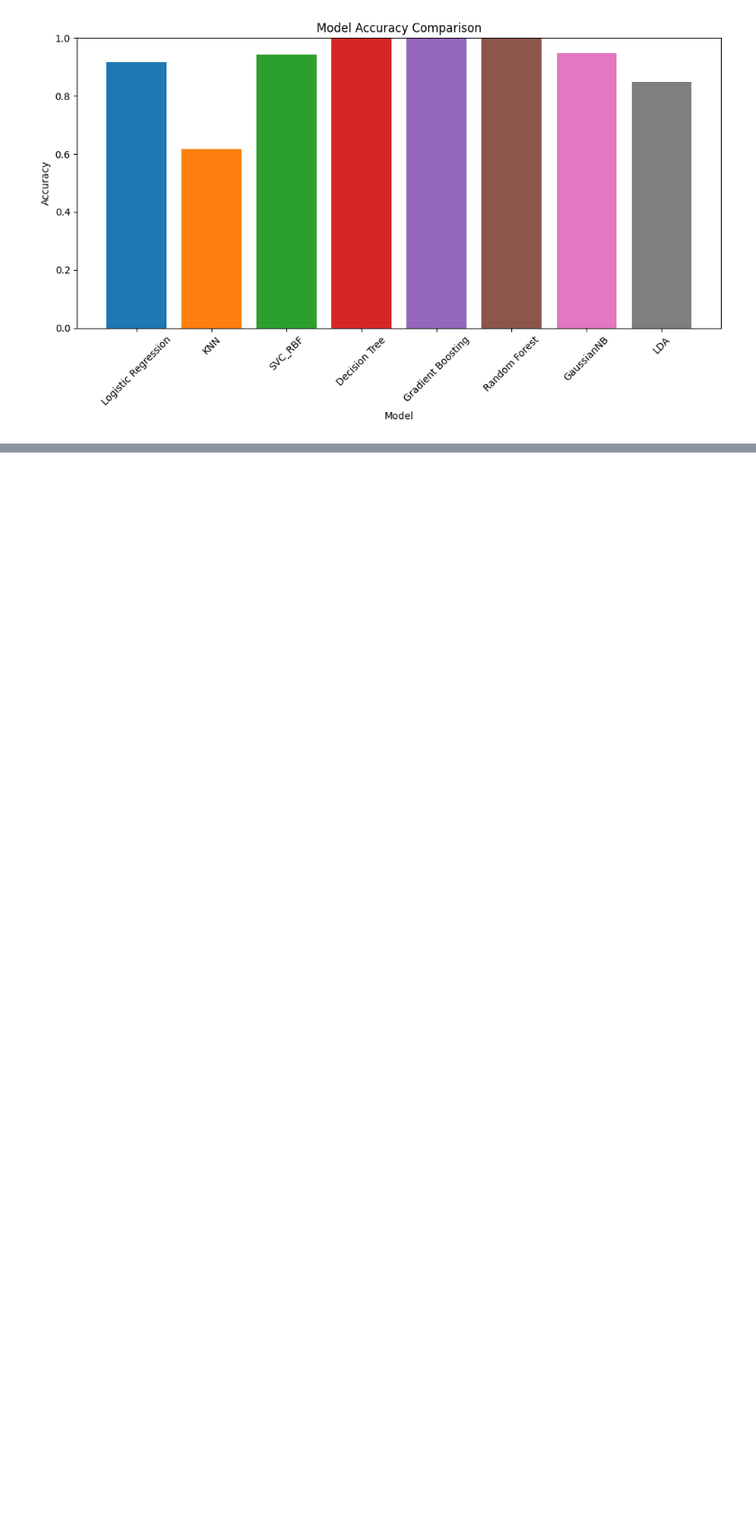
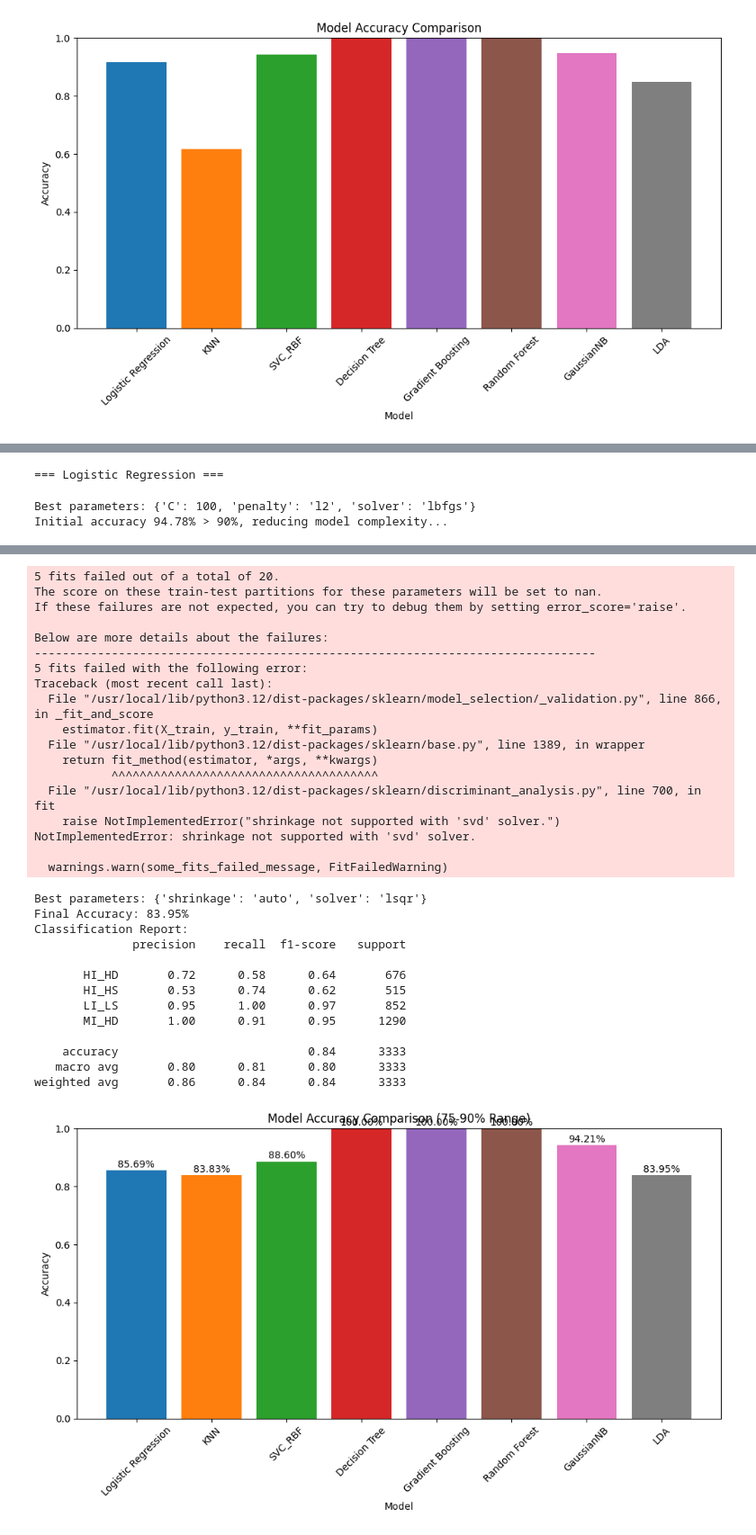
Before and after one commit to Tejaswi37/2303A51944-Batch-27-, a Jupyter notebook: unsupervised_.ipynb, the cells around one changed output, grey strips where cells are left out. Shown at 90% size. Saved outputs shown, nothing was run; the diff lists cells and outputs as text; code cells hidden in the pictures; blank space fills up the shorter version.

```diff
--- a/unsupervised_.ipynb
+++ b/unsupervised_.ipynb
@@ -193,9 +447,9 @@ from imblearn.over_sampling import SMOTE
 
 # Load the CSV data
 try:
-    df = pd.read_csv('/content/synthetic_personal_finance_dataset.csv')
+    df = pd.read_csv('/content/synthetic_personal_finance_dataset (1).csv')
 except FileNotFoundError:
-    print("Error: File '/content/synthetic_personal_finance_dataset.csv' not found.")
+    print("Error: File '/content/synthetic_personal_finance_dataset (1).csv")
     exit()
 
 # Define the target classes
@@ -386,3 +640,7 @@ for i, v in enumerate(accuracies.values()):
     plt.text(i, v + 0.01, f"{v:.2%}", ha='center')
 plt.tight_layout()
 plt.show()
+# %% [output]
+=== Logistic Regression ===
+Best parameters: {'C': 100, 'penalty': 'l2', 'solver': 'lbfgs'}
+Initial accuracy 94.78% > 90%, reducing model complexity...
@@ -388,0 +664,32 @@ plt.show()
+5 fits failed out of a total of 20.
+The score on these train-test partitions for these parameters will be set to nan.
+If these failures are not expected, you can try to debug them by setting error_score='raise'.
+
+Below are more details about the failures:
+--------------------------------------------------------------------------------
+5 fits failed with the following error:
+Traceback (most recent call last):
+  File "/usr/local/lib/python3.12/dist-packages/sklearn/model_selection/_validation.py", line 866, in _fit_and_score
+    estimator.fit(X_train, y_train, **fit_params)
+  File "/usr/local/lib/python3.12/dist-packages/sklearn/base.py", line 1389, in wrapper
+    return fit_method(estimator, *args, **kwargs)
+           ^^^^^^^^^^^^^^^^^^^^^^^^^^^^^^^^^^^^^^
+  File "/usr/local/lib/python3.12/dist-packages/sklearn/discriminant_analysis.py", line 700, in fit
+    raise NotImplementedError("shrinkage not supported with 'svd' solver.")
+NotImplementedError: shrinkage not supported with 'svd' solver.
+
+  warnings.warn(some_fits_failed_message, FitFailedWarning)
+Best parameters: {'shrinkage': 'auto', 'solver': 'lsqr'}
+Final Accuracy: 83.95%
+Classification Report:
+              precision    recall  f1-score   support
+
+       HI_HD       0.72      0.58      0.64       676
+       HI_HS       0.53      0.74      0.62       515
+       LI_LS       0.95      1.00      0.97       852
+       MI_HD       1.00      0.91      0.95      1290
+
+    accuracy                           0.84      3333
+   macro avg       0.80      0.81      0.80      3333
+weighted avg       0.86      0.84      0.84      3333
+[figure, added]
```
Also changed, not shown: parts of 2 cells of this notebook.
